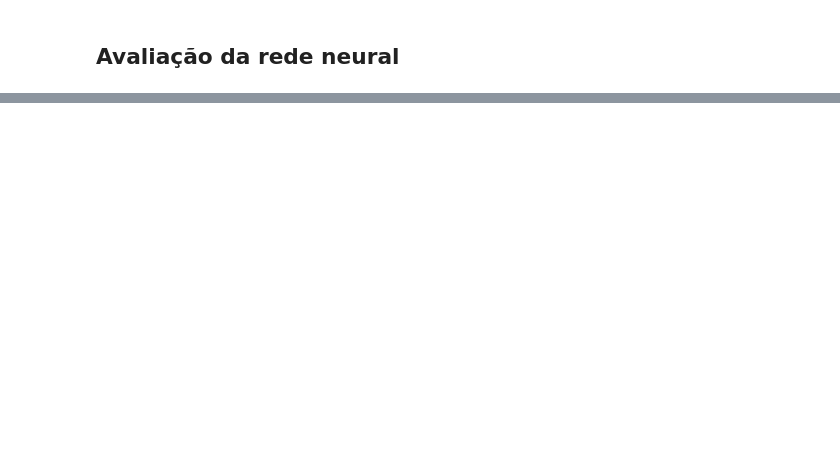
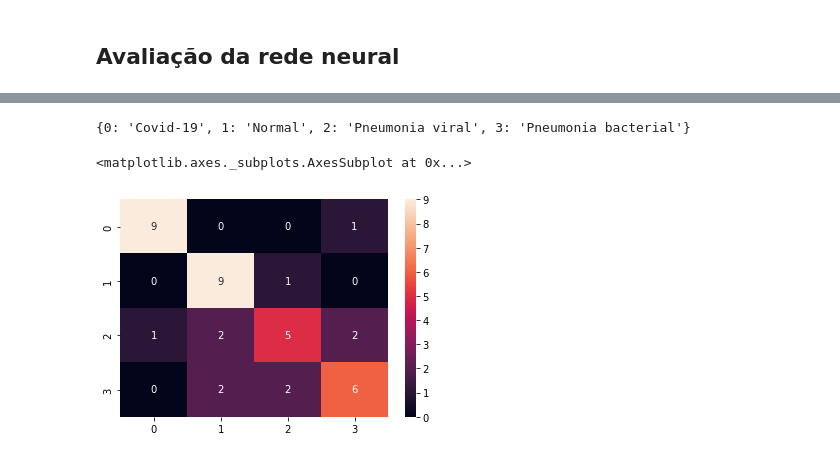
Before and after one commit to Vinicius-Luiz/ciencia_dados_para_empresas, a Jupyter notebook: DEPT MEDICO/Departamento_medico.ipynb, the cells around one changed output, grey strips where cells are left out. Drawn from its saved outputs; the diff is of its cells as text; code cells hidden in the pictures; blank space fills up the shorter version.

```diff
--- a/DEPT MEDICO/Departamento_medico.ipynb
+++ b/DEPT MEDICO/Departamento_medico.ipynb
@@ -84,0 +165,4 @@ array([[0., 0., 1., 0.],
+# %%
+train_generator = get_train_generator(batch_size = 4, directory = xray_dir)
+# É necessaraio redefinir o batch com 4 imagens para que o calculo dos pesos sejam feita de 4 em 4 imagens
+# Com 40 dará erro porque temos poucas imagens por classe
@@ -84,0 +171,3 @@ array([[0., 0., 1., 0.],
+# %%
+# Histórico do treinamento
+history = model.fit_generator(train_generator, epochs = 50, callbacks = [checkpointer]) # epochs: quantidade de reajustes dos pesos (arbitrário) | callbacks [checkpointer] para sempre salvar os pesos
@@ -85,2 +192,5 @@ array([[0., 0., 1., 0.],
 # %% [markdown]
 ## Avaliação da rede neural
+# %%
+test_directory = '/content/drive/MyDrive/Ciência de Dados para Empresas e Negócios/DPTO_MEDICO/Test'
+os.listdir(test_directory)
@@ -86,0 +210,16 @@ array([[0., 0., 1., 0.],
+# %%
+# Gerar matriz de confusão
+prediction, original, image = [], [], []
+for i in range(len(os.listdir(test_directory))): # 4 pastas, 4 classes
+  for item in os.listdir(os.path.join(test_directory, str(i))):  # Percorrer cada imagem (retorna o nome da imagem)
+    img = cv2.imread(os.path.join(test_directory, str(i), item)) # Carregar imagem
+    img = cv2.resize(img, (256, 256)) # Mudar tamanho da imagem
+    image.append(img)
+    img = img/255 # colocar na escala de 0 e 1
+    img = img.reshape(-1, 256, 256, 3) # qtd de imagens (-1 é ind), altura, largura, numero de canais
+
+    predict = model.predict(img)
+    predict = np.argmax(predict) # Indice do maior argumento (classe correta)
+    prediction.append(predict)
+
+    original.append(i)
@@ -86,0 +241,13 @@ array([[0., 0., 1., 0.],
+# %%
+classes
+# %% [output]
+{0: 'Covid-19', 1: 'Normal', 2: 'Pneumonia viral', 3: 'Pneumonia bacterial'}
+# %%
+# Matriz de confufsão
+cm = confusion_matrix(original, prediction)
+sns.heatmap(cm, annot = True)
+# EIXO Y: ORIGINAL
+# EIXO X: PREDIÇÃO
+# %% [output]
+<matplotlib.axes._subplots.AxesSubplot at 0x...>
+[figure, added]
```
Also changed, not shown: parts of 25 cells of this notebook.
